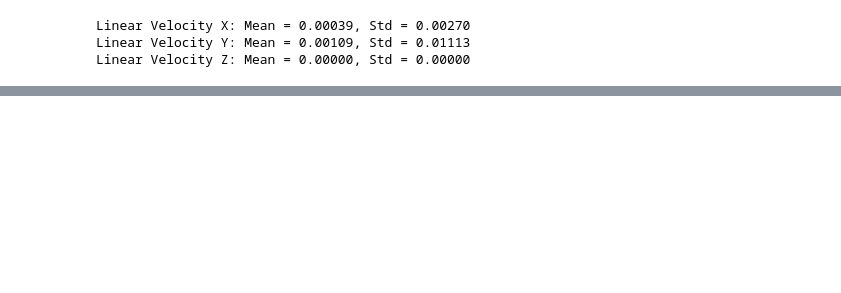
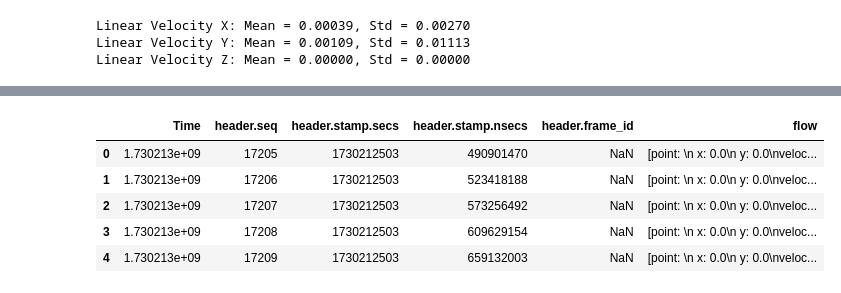
Before and after one commit to jzal03/book-opmanual-dd24, a Jupyter notebook: src/sensors_characterization/sensors_characterization.ipynb, the cells around one changed output, grey strips where cells are left out. Saved outputs shown, nothing was run; the diff lists cells and outputs as text; code cells hidden in the pictures; blank space fills up the shorter version.

```diff
--- a/src/sensors_characterization/sensors_characterization.ipynb
+++ b/src/sensors_characterization/sensors_characterization.ipynb
@@ -168,0 +193,10 @@ Linear Velocity Z: Mean = 0.00000, Std = 0.00000
+# %%
+# Import the optical flow bag file
+b = bagreader('bags/optical_flows_20cm.bag')
+
+# Parameters of the imposed circular trajectory
+omega = 1.0 # Angular velocity (rad/s)
+R = 0.5     # Radius of the circle (m)
+
+# Display available topics in the bag
+print(b.topic_table)
@@ -168,0 +212,13 @@ Linear Velocity Z: Mean = 0.00000, Std = 0.00000
+# %%
+# Read the messages from the optical flow topic into a DataFrame
+df = pd.read_csv(b.message_by_topic('/virtualendeavour/fback_flow_node/flows'))
+
+df.head()
+# df.flow[0]
+# %% [output]
+|  | Time | header.seq | header.stamp.secs | header.stamp.nsecs | header.frame_id | flow |
+| 0 | 1.730213e+09 | 17205 | 1730212503 | 490901470 | NaN | [point: \n x: 0.0\n y: 0.0\nveloc... |
+| 1 | 1.730213e+09 | 17206 | 1730212503 | 523418188 | NaN | [point: \n x: 0.0\n y: 0.0\nveloc... |
+| 2 | 1.730213e+09 | 17207 | 1730212503 | 573256492 | NaN | [point: \n x: 0.0\n y: 0.0\nveloc... |
+| 3 | 1.730213e+09 | 17208 | 1730212503 | 609629154 | NaN | [point: \n x: 0.0\n y: 0.0\nveloc... |
+| 4 | 1.730213e+09 | 17209 | 1730212503 | 659132003 | NaN | [point: \n x: 0.0\n y: 0.0\nveloc... |
```
Also changed, not shown: parts of 11 cells of this notebook, 1 other file.
